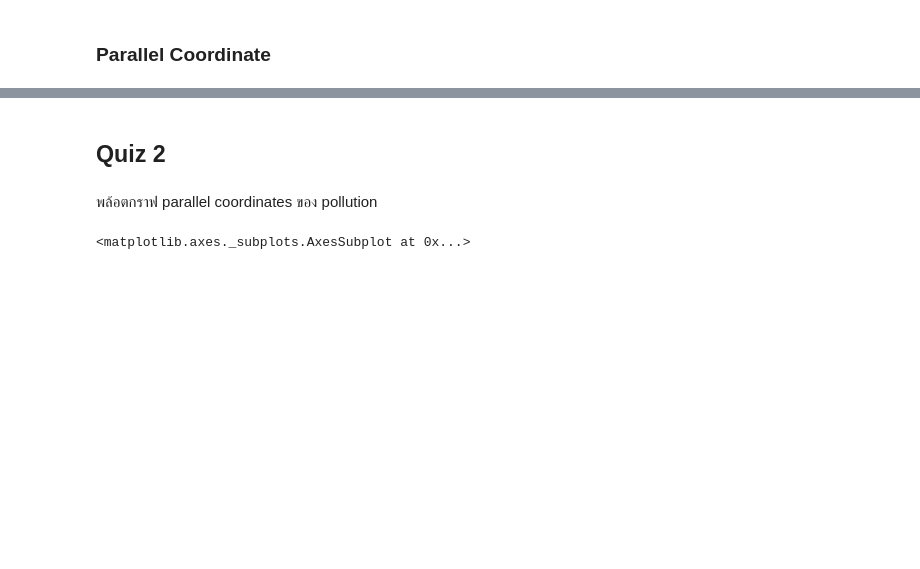
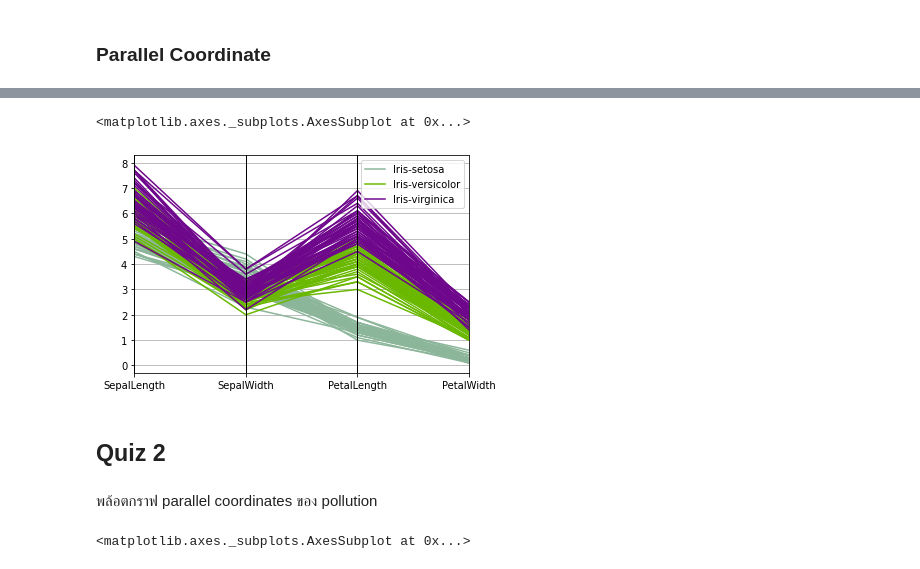
Before and after one commit to siriwat-heart/Multivariate, a Jupyter notebook: Chapter2_Visualize_Multivariate_Data.ipynb, the cells around one changed output, grey strips where cells are left out. Drawn from its saved outputs; the diff is of its cells as text; code cells hidden in the pictures; blank space fills up the shorter version.

```diff
--- a/Chapter2_Visualize_Multivariate_Data.ipynb
+++ b/Chapter2_Visualize_Multivariate_Data.ipynb
@@ -68,3 +117,8 @@ pd.plotting.scatter_matrix(pollution_data,alpha=0.1);
+# %%
+pd.plotting.parallel_coordinates(example_df, 'Name')
+# %% [output]
+<matplotlib.axes._subplots.AxesSubplot at 0x...>
+[figure, added]
 # %% [markdown]
 ## Quiz 2
 # %% [markdown]
```
Also changed, not shown: parts of 8 cells of this notebook.
